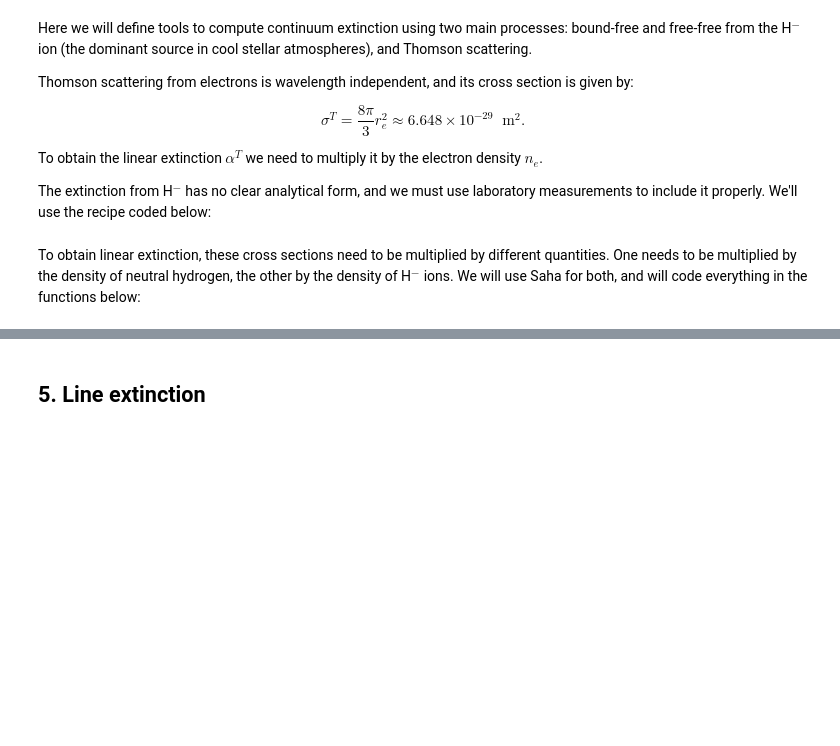
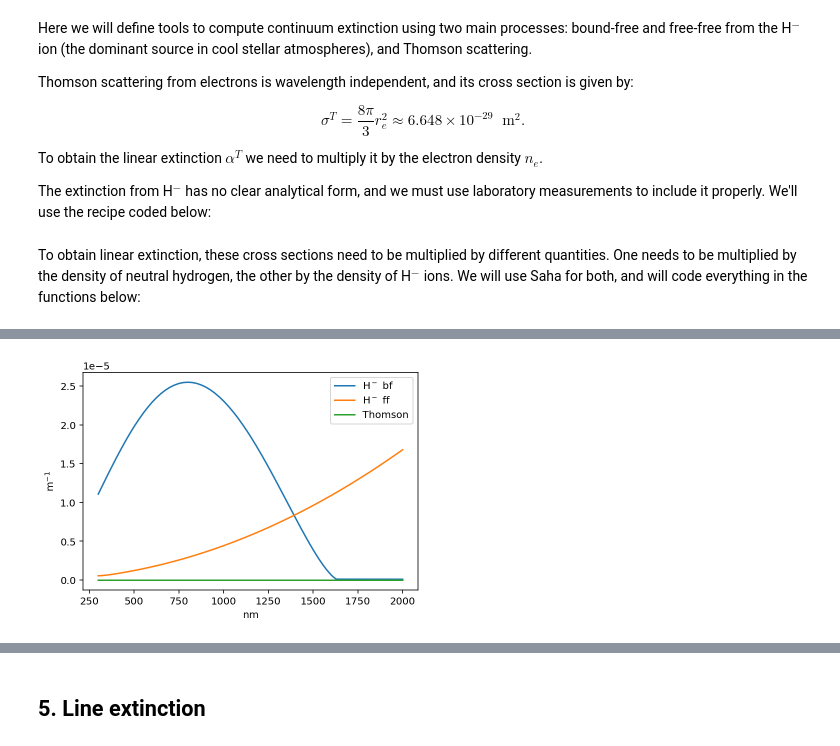
Before and after one commit to tiagopereira/ast4310, a Jupyter notebook: notebooks/tutorials/radiative_transfer_1D.ipynb, the cells around one changed output, grey strips where cells are left out. Cells and saved outputs as stored; diff of their text form; code cells hidden in the pictures; blank space fills up the shorter version.

```diff
--- a/notebooks/tutorials/radiative_transfer_1D.ipynb
+++ b/notebooks/tutorials/radiative_transfer_1D.ipynb
@@ -345,0 +349,16 @@ def compute_α_cont(wavelength, temperature, electron_density,
+# %%
+def compute_α_cont2(wavelength, temperature, electron_density,
+                   h_density, h_minus=None):
+    """
+    Computes continuum extinction coefficient α using
+    Thomson scattering plus the H- bf and ff extinction.
+    """
+    h_neutral = h_density * compute_h_neutral_frac(temperature, electron_density)
+    if h_minus is None:
+        # If not provided, compute from neutral hydrogen
+        h_minus = h_neutral * compute_hminus_frac(temperature, electron_density)
+    alpha_bf = cross_section_hminus_bf(wavelength, temperature) * h_minus
+    alpha_ff = cross_section_hminus_ff(wavelength, temperature) * h_neutral * electron_density
+    alpha_thomson = 6.648e-29 * units.m ** 2 * electron_density
+    return (alpha_bf, alpha_ff,
+            alpha_thomson * numpy.ones(wavelength.shape[0]))
@@ -345,0 +369,14 @@ def compute_α_cont(wavelength, temperature, electron_density,
+# %%
+wave = numpy.linspace(300, 2000, 500) * units.nm
+index = numpy.abs(falc["height"]).argmin()
+T = falc["temperature"][index]
+n_e = falc["electron_density"][index]
+n_H = falc["hydrogen_density"][index]
+bf, ff, th = compute_α_cont2(wave, T, n_e, n_H)
+fig, ax = plt.subplots()
+ax.plot(wave, bf, label="H$^-$ bf")
+ax.plot(wave, ff, label="H$^-$ ff")
+ax.plot(wave, th, label="Thomson")
+plt.legend();
+# %% [output]
+[figure, added]
```
Also changed, not shown: parts of 5 cells of this notebook.
